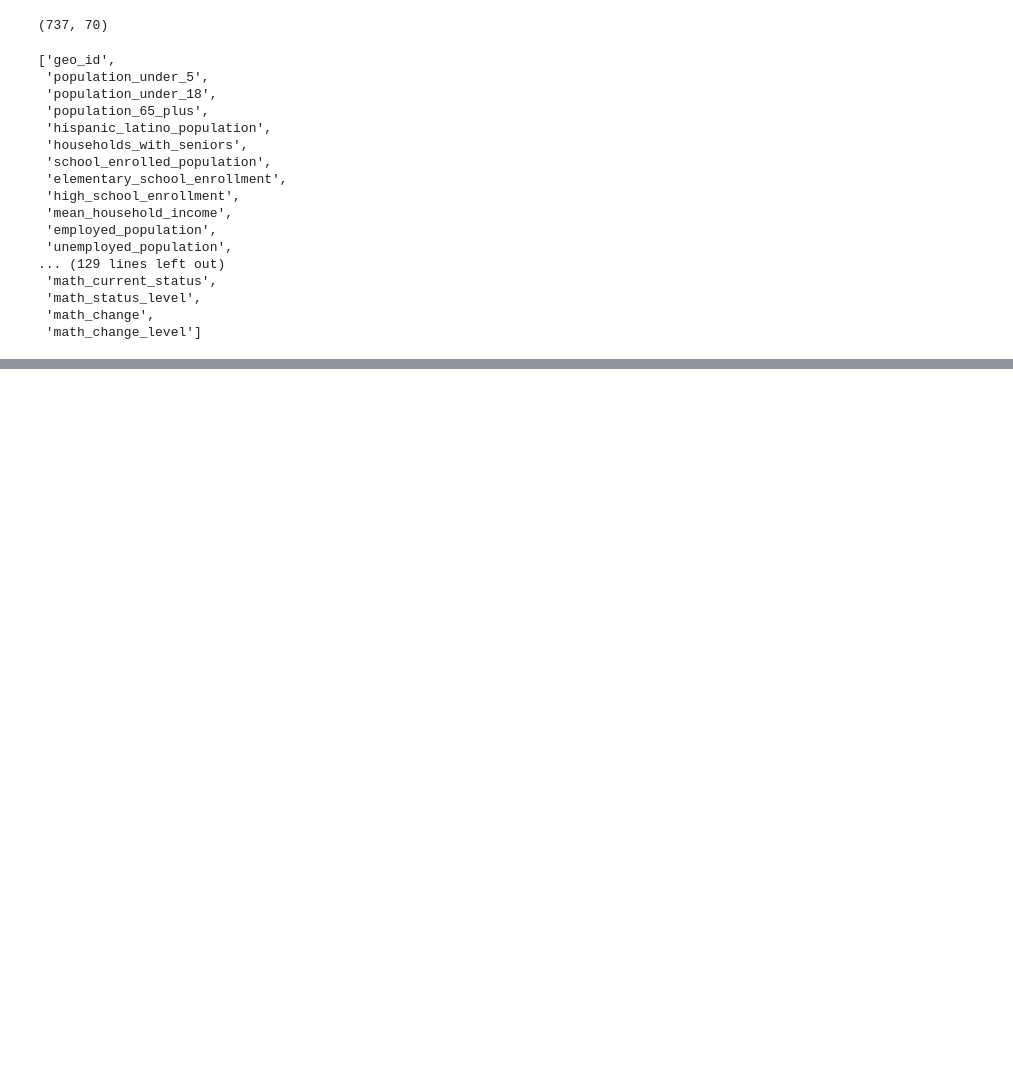
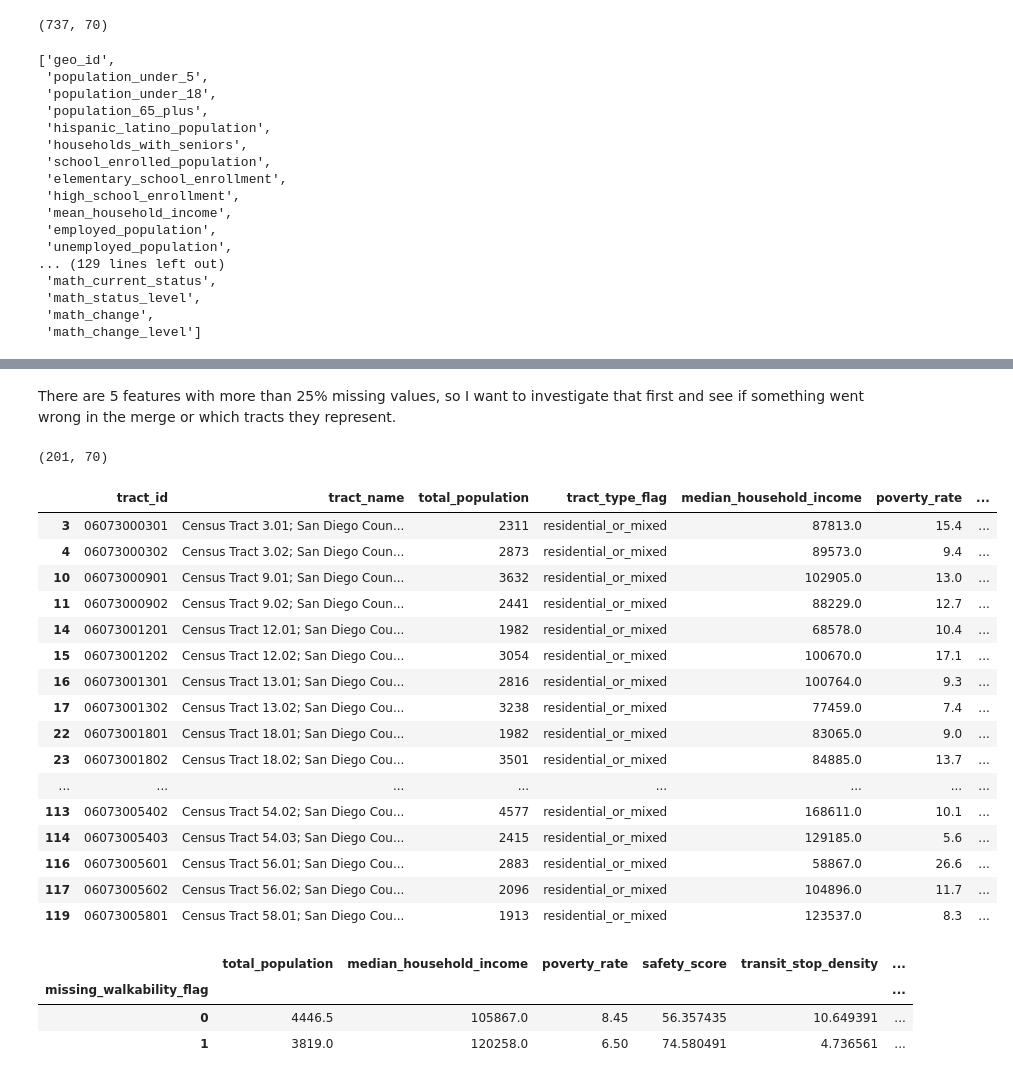
Before and after one commit to coco-martinez/san-diego-neighborhood-opportunity, a Jupyter notebook: notebooks/06_data_wrangling_final_merge.ipynb, the cells around one changed output, grey strips where cells are left out. Saved outputs shown, nothing was run; the diff lists cells and outputs as text; code cells hidden in the pictures; blank space fills up the shorter version.

Commit message:
Update final merge missing value review

```diff
--- a/notebooks/06_data_wrangling_final_merge.ipynb
+++ b/notebooks/06_data_wrangling_final_merge.ipynb
@@ -565,0 +580,5 @@ Renaming: Some of the column names were unclear, so I renamed them to something
+# %%
+# renaming the smaller working dataframe
+master_final = mvp_features.copy()
+
+master_final.shape
@@ -565,0 +619,58 @@ Renaming: Some of the column names were unclear, so I renamed them to something
+# %% [markdown]
+There are 5 features with more than 25% missing values, so I want to investigate that first and see if something went wrong in the merge or which tracts they represent.
+# %%
+# looking at tracts missing walkability data
+missing_walkability = master_final[master_final['walkability_index'].isna()].copy()
+
+missing_walkability.shape
+# %% [output]
+(201, 70)
+# %%
+# previewing missing walkability tracts
+missing_walkability[
+    [
+        'tract_id',
+        'tract_name',
+        'total_population',
+        'tract_type_flag',
+        'median_household_income',
+        'poverty_rate',
+        'safety_score',
+        'transit_stop_density',
+        'has_transit_access']].head(25)
+# %% [output]
+|  | tract_id | tract_name | total_population | tract_type_flag | median_household_income | poverty_rate | ... |
+| 3 | 06073000301 | Census Tract 3.01; San Diego Coun... | 2311 | residential_or_mixed | 87813.0 | 15.4 | ... |
+| 4 | 06073000302 | Census Tract 3.02; San Diego Coun... | 2873 | residential_or_mixed | 89573.0 | 9.4 | ... |
+| 10 | 06073000901 | Census Tract 9.01; San Diego Coun... | 3632 | residential_or_mixed | 102905.0 | 13.0 | ... |
+| 11 | 06073000902 | Census Tract 9.02; San Diego Coun... | 2441 | residential_or_mixed | 88229.0 | 12.7 | ... |
+| 14 | 06073001201 | Census Tract 12.01; San Diego Cou... | 1982 | residential_or_mixed | 68578.0 | 10.4 | ... |
+| 15 | 06073001202 | Census Tract 12.02; San Diego Cou... | 3054 | residential_or_mixed | 100670.0 | 17.1 | ... |
+| 16 | 06073001301 | Census Tract 13.01; San Diego Cou... | 2816 | residential_or_mixed | 100764.0 | 9.3 | ... |
+| 17 | 06073001302 | Census Tract 13.02; San Diego Cou... | 3238 | residential_or_mixed | 77459.0 | 7.4 | ... |
+| 22 | 06073001801 | Census Tract 18.01; San Diego Cou... | 1982 | residential_or_mixed | 83065.0 | 9.0 | ... |
+| 23 | 06073001802 | Census Tract 18.02; San Diego Cou... | 3501 | residential_or_mixed | 84885.0 | 13.7 | ... |
+| ... | ... | ... | ... | ... | ... | ... | ... |
+| 113 | 06073005402 | Census Tract 54.02; San Diego Cou... | 4577 | residential_or_mixed | 168611.0 | 10.1 | ... |
+| 114 | 06073005403 | Census Tract 54.03; San Diego Cou... | 2415 | residential_or_mixed | 129185.0 | 5.6 | ... |
+| 116 | 06073005601 | Census Tract 56.01; San Diego Cou... | 2883 | residential_or_mixed | 58867.0 | 26.6 | ... |
+| 117 | 06073005602 | Census Tract 56.02; San Diego Cou... | 2096 | residential_or_mixed | 104896.0 | 11.7 | ... |
+| 119 | 06073005801 | Census Tract 58.01; San Diego Cou... | 1913 | residential_or_mixed | 123537.0 | 8.3 | ... |
+# %%
+# comparing tracts with and without walkability data
+master_final['missing_walkability_flag'] = master_final['walkability_index'].isna().astype(int)
+
+master_final.groupby('missing_walkability_flag')[
+    [
+        'total_population',
+        'median_household_income',
+        'poverty_rate',
+        'safety_score',
+        'transit_stop_density',
+        'has_transit_access',
+        'no_vehicle_rate']].median()
+# %% [output]
+|  | total_population | median_household_income | poverty_rate | safety_score | transit_stop_density | ... |
+| missing_walkability_flag |  |  |  |  |  | ... |
+| 0 | 4446.5 | 105867.0 | 8.45 | 56.357435 | 10.649391 | ... |
+| 1 | 3819.0 | 120258.0 | 6.50 | 74.580491 | 4.736561 | ... |
```
Also changed, not shown: parts of 36 cells of this notebook, 1 other file.
